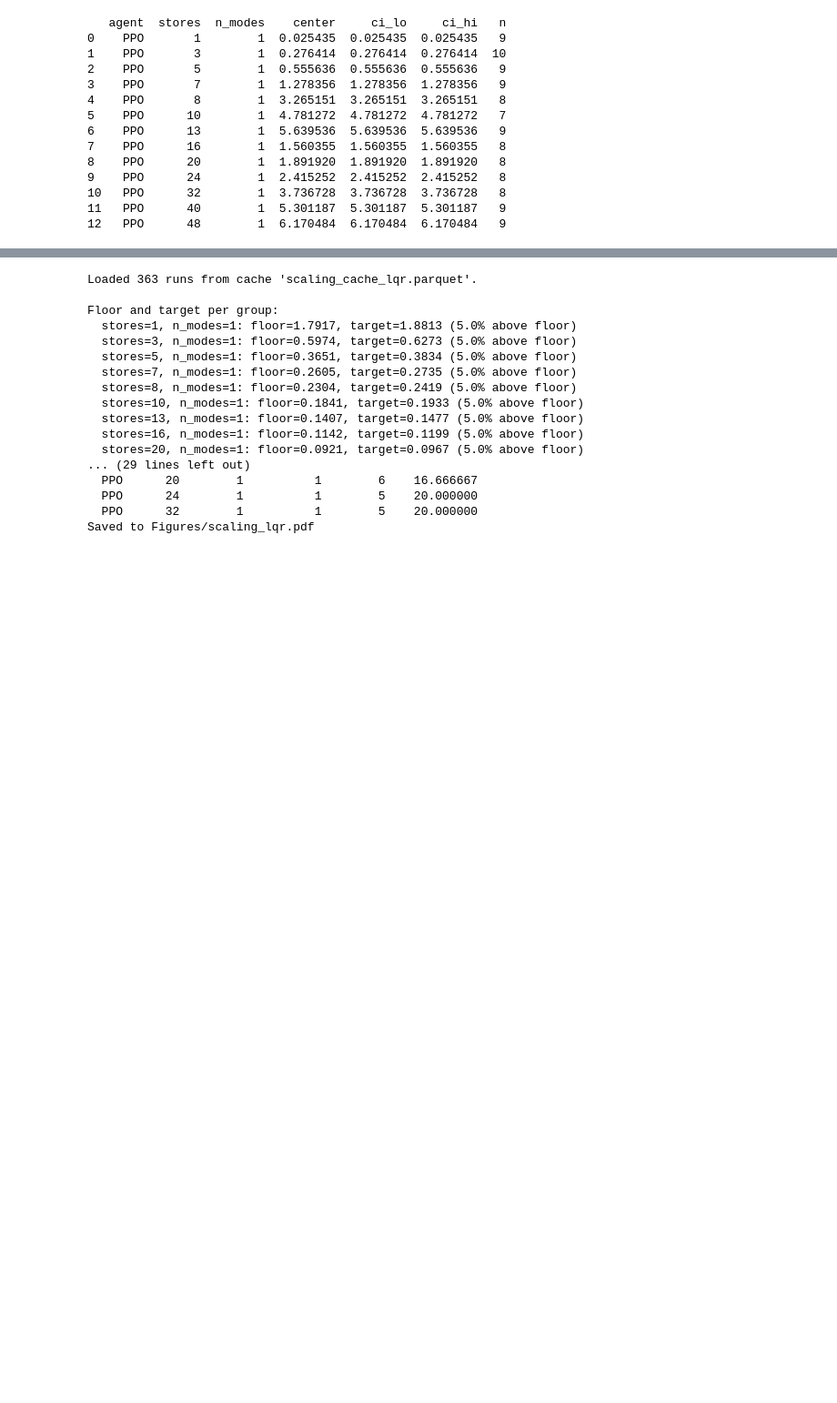
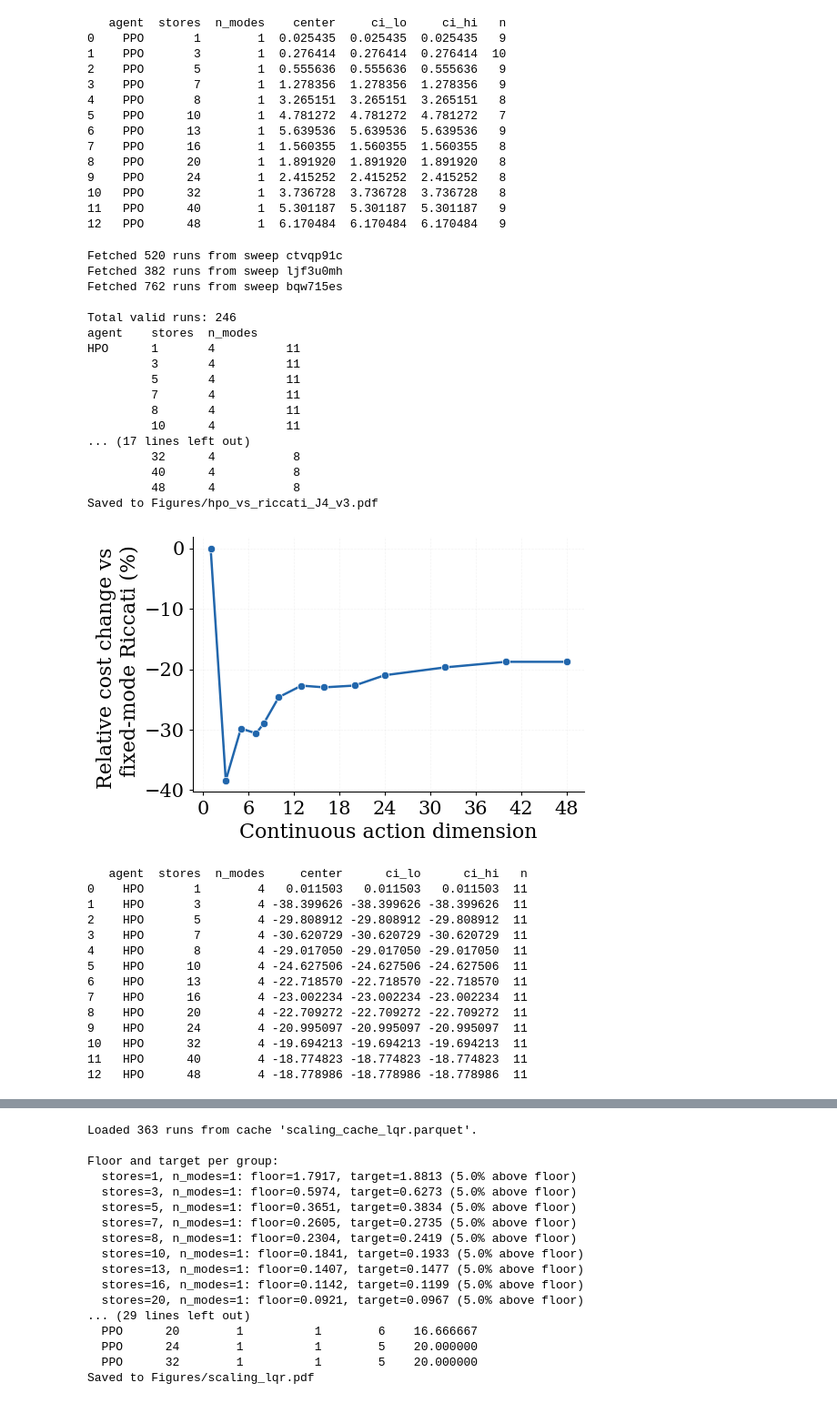
Before and after one commit to MatiasAlvo/hybrid-rl, a Jupyter notebook: sweep_analysis.ipynb, the cells around one changed output, grey strips where cells are left out. Shown at 91% size. Saved outputs shown, nothing was run; the diff lists cells and outputs as text; code cells hidden in the pictures; blank space fills up the shorter version.

```diff
--- a/sweep_analysis.ipynb
+++ b/sweep_analysis.ipynb
@@ -4619,6 +4615,77 @@ Saved to Figures/hpo_vs_riccati.pdf
 10   PPO      32        1  3.736728  3.736728  3.736728   8
 11   PPO      40        1  5.301187  5.301187  5.301187   9
 12   PPO      48        1  6.170484  6.170484  6.170484   9
+# %%
+# RERUN_V3 (6/6): Fig 8b, HPO at J=4 (Oct 2026 rerun) vs best fixed-mode Riccati
+if __name__ == "__main__":
+
+    SWEEP_NAMES_HPO_RICCATI_J4 = [
+        "ctvqp91c",   # Fixed-mode Riccati, all p / J / modes (does not depend on the mode wiring)
+        "ljf3u0mh",   # HPO Oct 2026 rerun, all J modes (HPOFull + HPONoCross)
+        "bqw715es",   # HPO Oct 2026 rerun, configs lost to the disk-quota crash
+    ]
+    RICCATI_J4_SEEDS = None   # e.g. [0, 1, 2] to preview with seeds that finished in every cell
+
+    stats_riccati_j4 = plot_agent_comparison(
+        sweep_names=SWEEP_NAMES_HPO_RICCATI_J4,
+        wandb_project="lqr_switched",
+        metric="test/loss/reported",
+        x_key="stores",
+        group_key="n_modes",
+        aggregation="min",
+        baseline_aggregation="min",          # min over fixed modes = best single-mode Riccati
+        relative=True,
+        exclude_baseline=True,
+        baseline_agent="Riccati",
+        agent_rename={**AGENT_RENAME, "fixed_mode_lqr_riccati": "Riccati"},   # AGENT_RENAME may be the PPO/HPO-only one
+        filters={"n_modes": [4], "disable_cross_term": [False],
+                 **({"a_seed": RICCATI_J4_SEEDS} if RICCATI_J4_SEEDS else {})},
+        optional_filter_keys=["disable_cross_term"],   # Riccati runs have no cross-term key
+        # exclude_points=[(8,)],
+        group_label_fmt="$J={val}$",
+        xlabel="Continuous action dimension",
+        ylabel="Relative cost change vs \n fixed-mode Riccati (%)",
+        title="HPO vs Riccati, J=4",
+        ci_level=0.95,
+        out_file="Figures/hpo_vs_riccati_J4_v3.pdf",
+        font_size=16,
+        marker_size=6,
+        show_legend=False,
+    )
+    print(stats_riccati_j4)
+# %% [output]
+Fetched 520 runs from sweep ctvqp91c
+Fetched 382 runs from sweep ljf3u0mh
+Fetched 762 runs from sweep bqw715es
+
+Total valid runs: 246
+agent    stores  n_modes
+HPO      1       4          11
+         3       4          11
+         5       4          11
+         7       4          11
+         8       4          11
+         10      4          11
+... (17 lines left out)
+         32      4           8
+         40      4           8
+         48      4           8
+Saved to Figures/hpo_vs_riccati_J4_v3.pdf
+[figure, added]
+   agent  stores  n_modes     center      ci_lo      ci_hi   n
+0    HPO       1        4   0.011503   0.011503   0.011503  11
+1    HPO       3        4 -38.399626 -38.399626 -38.399626  11
+2    HPO       5        4 -29.808912 -29.808912 -29.808912  11
+3    HPO       7        4 -30.620729 -30.620729 -30.620729  11
+4    HPO       8        4 -29.017050 -29.017050 -29.017050  11
+5    HPO      10        4 -24.627506 -24.627506 -24.627506  11
+6    HPO      13        4 -22.718570 -22.718570 -22.718570  11
+7    HPO      16        4 -23.002234 -23.002234 -23.002234  11
+8    HPO      20        4 -22.709272 -22.709272 -22.709272  11
+9    HPO      24        4 -20.995097 -20.995097 -20.995097  11
+10   HPO      32        4 -19.694213 -19.694213 -19.694213  11
+11   HPO      40        4 -18.774823 -18.774823 -18.774823  11
+12   HPO      48        4 -18.778986 -18.778986 -18.778986  11
 # %%
 fetch_lqr_data = True
 if __name__ == "__main__" and fetch_lqr_data:
```
Also changed, not shown: parts of 15 cells of this notebook, 6 other files.
